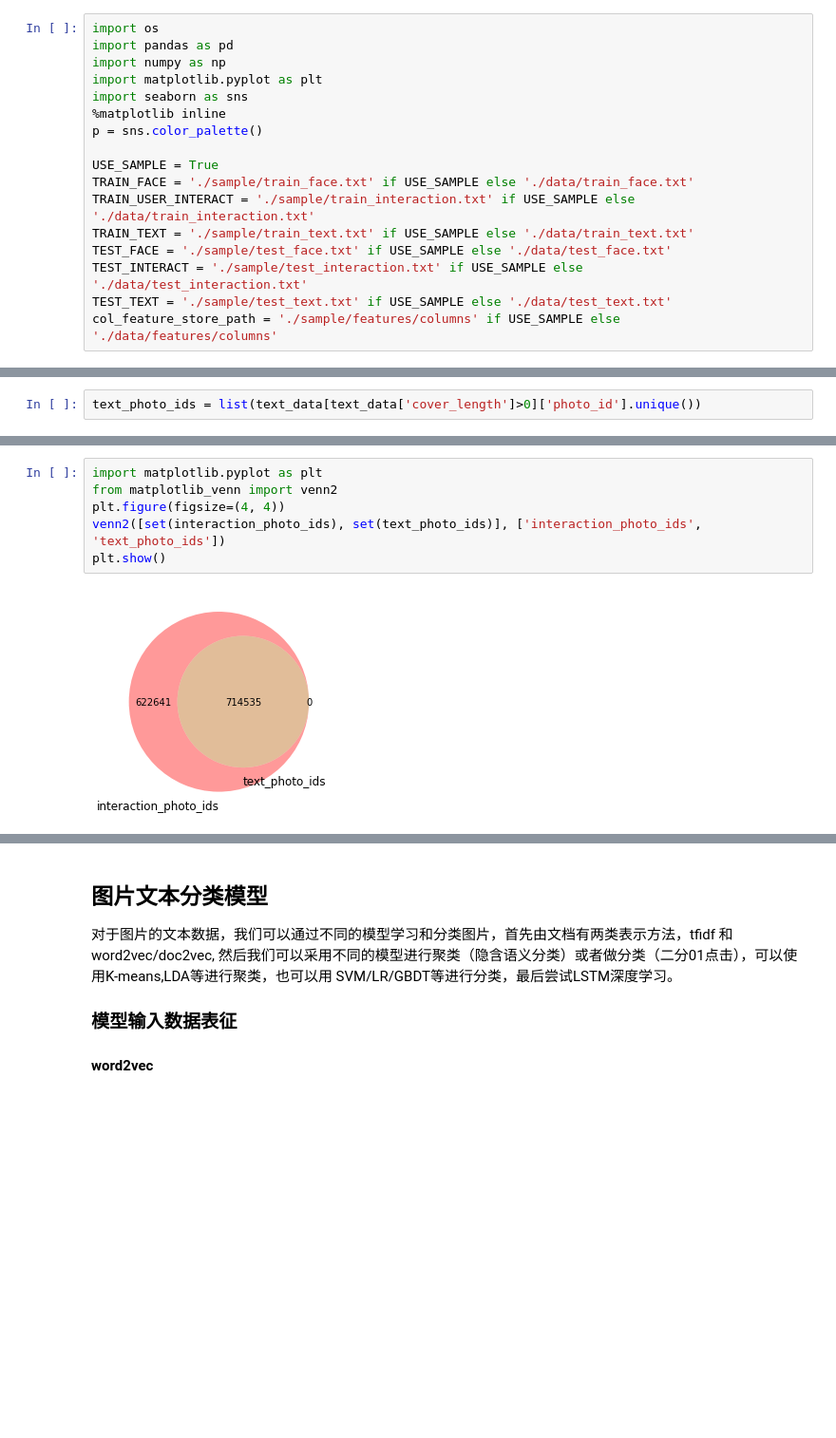
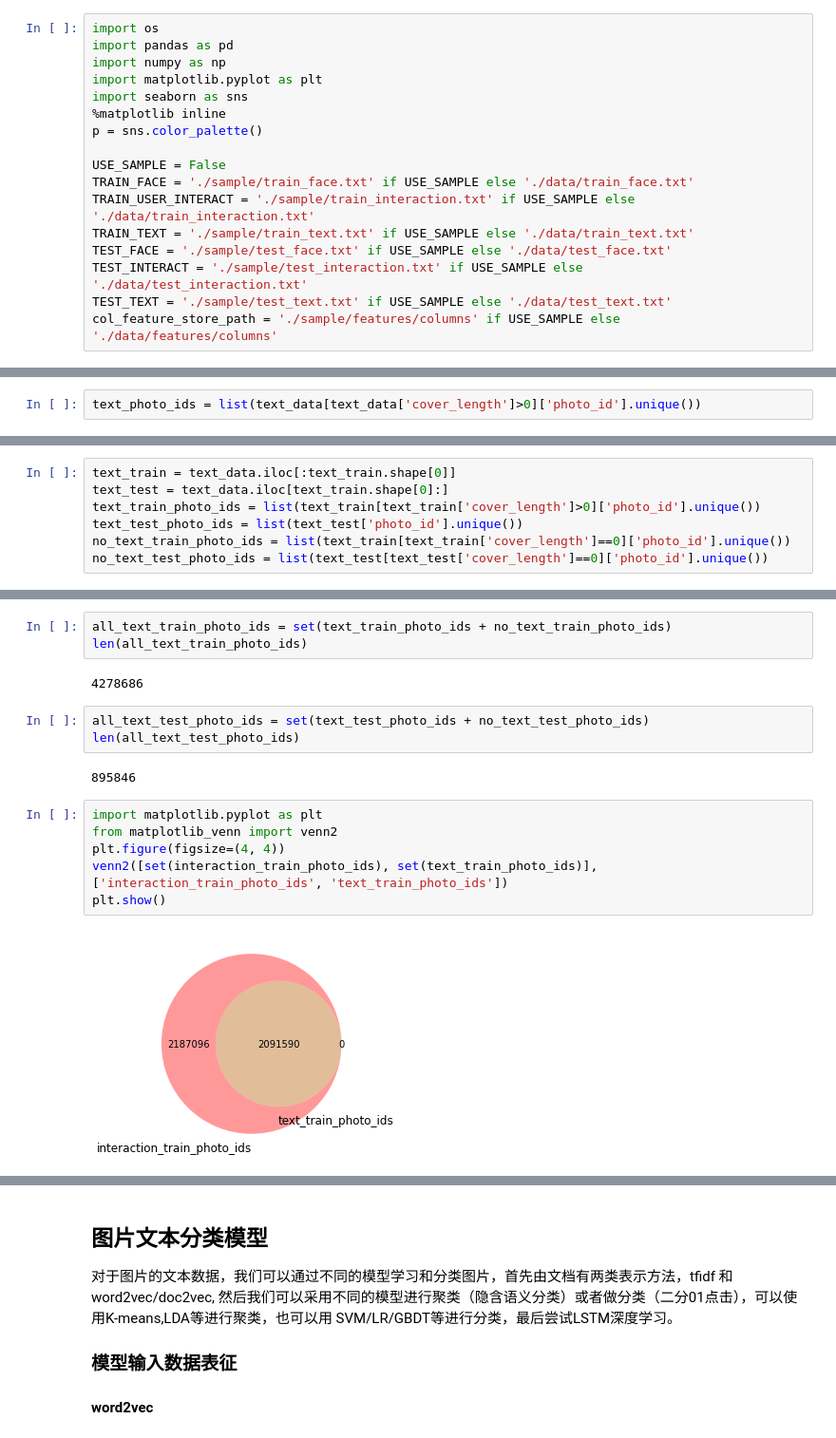
Before and after one commit to kitianFresh/kuaishou, a Jupyter notebook: eda-item-features.ipynb, the cells around one changed output, grey strips where cells are left out. Shown: that part at 95% size. Drawn from its saved outputs; the diff is of its cells as text; blank space fills up the shorter version.

Commit message:
update model base and train val split by time

```diff
--- a/eda-item-features.ipynb
+++ b/eda-item-features.ipynb
@@ -7,7 +7,7 @@ import seaborn as sns
 %matplotlib inline
 p = sns.color_palette()
 
-USE_SAMPLE = True
+USE_SAMPLE = False
 TRAIN_FACE = './sample/train_face.txt' if USE_SAMPLE else './data/train_face.txt'
 TRAIN_USER_INTERACT = './sample/train_interaction.txt' if USE_SAMPLE else './data/train_interaction.txt'
 TRAIN_TEXT = './sample/train_text.txt' if USE_SAMPLE else './data/train_text.txt'
@@ -145,0 +135,7 @@ user_item_test['photo_id'].nunique()
+# %%
+text_train = text_data.iloc[:text_train.shape[0]]
+text_test = text_data.iloc[text_train.shape[0]:]
+text_train_photo_ids = list(text_train[text_train['cover_length']>0]['photo_id'].unique())
+text_test_photo_ids = list(text_test['photo_id'].unique())
+no_text_train_photo_ids = list(text_train[text_train['cover_length']==0]['photo_id'].unique())
+no_text_test_photo_ids = list(text_test[text_test['cover_length']==0]['photo_id'].unique())
@@ -151,11 +160,21 @@ len(interaction_photo_ids)
+# %%
+all_text_train_photo_ids = set(text_train_photo_ids + no_text_train_photo_ids)
+len(all_text_train_photo_ids)
+# %% [output]
+4278686
+# %%
+all_text_test_photo_ids = set(text_test_photo_ids + no_text_test_photo_ids)
+len(all_text_test_photo_ids)
+# %% [output]
+895846
 # %%
 import matplotlib.pyplot as plt
 from matplotlib_venn import venn2
 plt.figure(figsize=(4, 4))
-venn2([set(interaction_photo_ids), set(text_photo_ids)], ['interaction_photo_ids', 'text_photo_ids'])
+venn2([set(interaction_train_photo_ids), set(text_train_photo_ids)], ['interaction_train_photo_ids', 'text_train_photo_ids'])
 plt.show()
 # %% [output]
-[figure, old version]
+[figure, new version]
 # %%
 import matplotlib.pyplot as plt
 from matplotlib_venn import venn2
```
Also changed, not shown: parts of 16 cells of this notebook, 4 other files.
